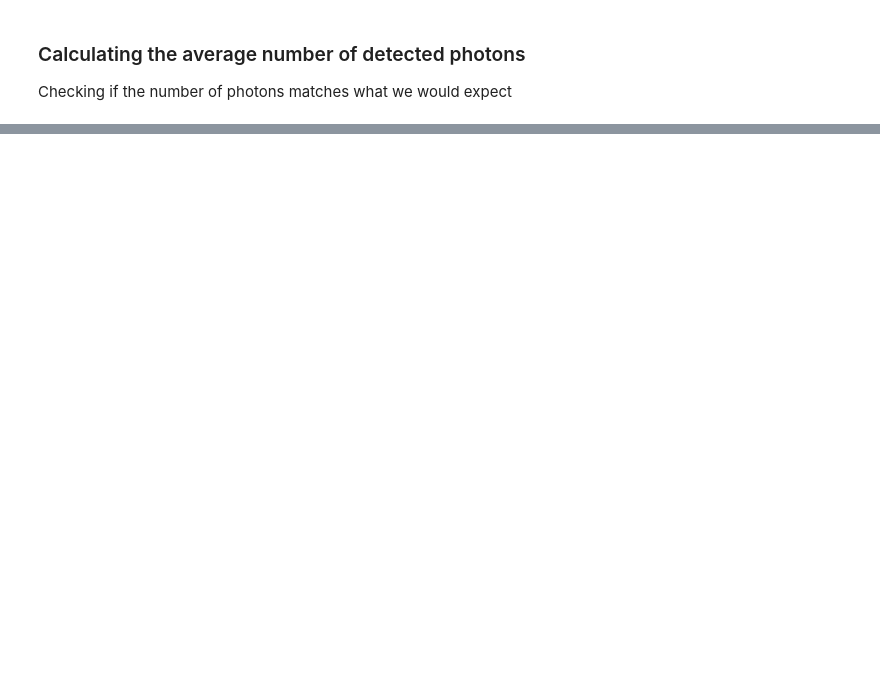
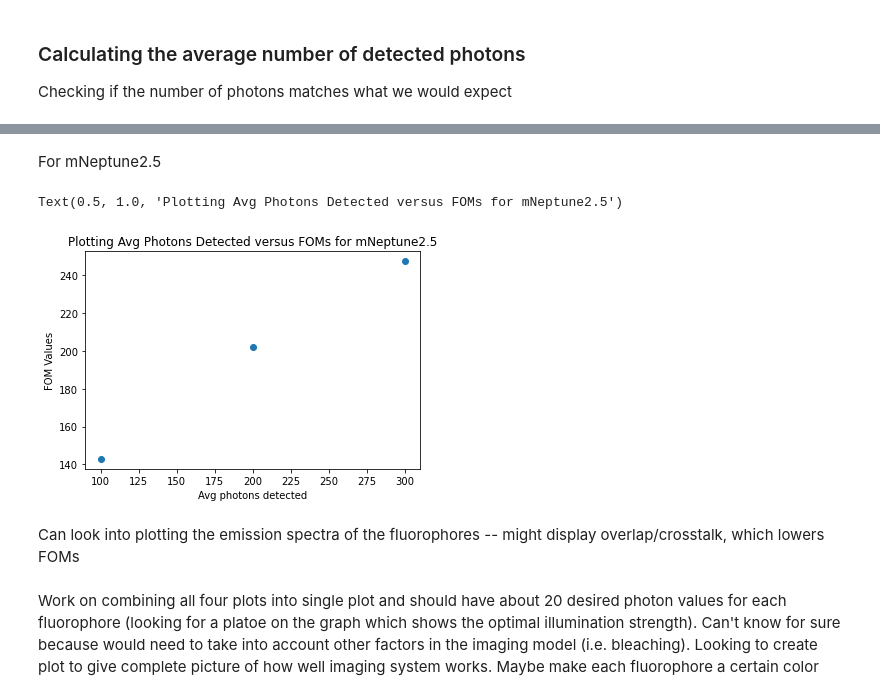
Before and after one commit to PatrickLaRiviereLab/hyperspectral, a Jupyter notebook: Model.ipynb, the cells around one changed output, grey strips where cells are left out. Saved outputs shown, nothing was run; the diff lists cells and outputs as text; code cells hidden in the pictures; blank space fills up the shorter version.

```diff
--- a/Model.ipynb
+++ b/Model.ipynb
@@ -289,0 +373,14 @@ calc_avg_detected_photons(A)
+# %% [markdown]
+For mNeptune2.5
+# %%
+plt.scatter(x = [Avg_photons_100[3], Avg_photons_200[3], Avg_photons_300[3]], y = [FOM_for_100[3], FOM_for_200[3], FOM_for_300[3]])
+plt.ylabel('FOM Values')
+plt.xlabel('Avg photons detected')
+plt.title('Plotting Avg Photons Detected versus FOMs for mNeptune2.5')
+# %% [output]
+Text(0.5, 1.0, 'Plotting Avg Photons Detected versus FOMs for mNeptune2.5')
+[figure, added]
+# %% [markdown]
+Can look into plotting the emission spectra of the fluorophores -- might display overlap/crosstalk, which lowers FOMs
+# %% [markdown]
+Work on combining all four plots into single plot and should have about 20 desired photon values for each fluorophore (looking for a platoe on the graph which shows the optimal illumination strength). Can't know for sure because would need to take into account other factors in the imaging model (i.e. bleaching). Looking to create plot to give complete picture of how well imaging system works. Maybe make each fluorophore a certain color
```
Also changed, not shown: parts of 28 cells of this notebook.
